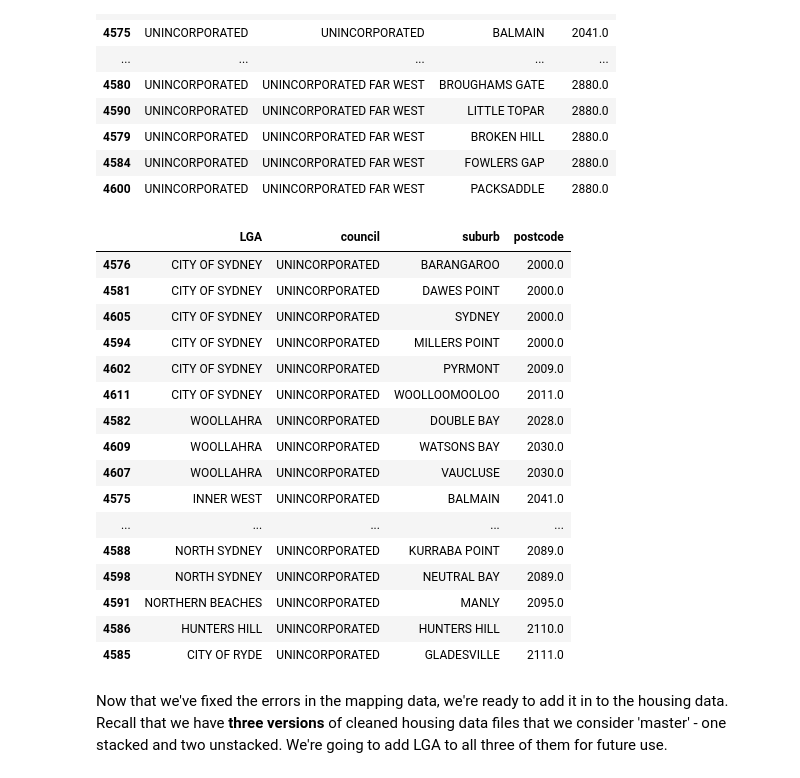
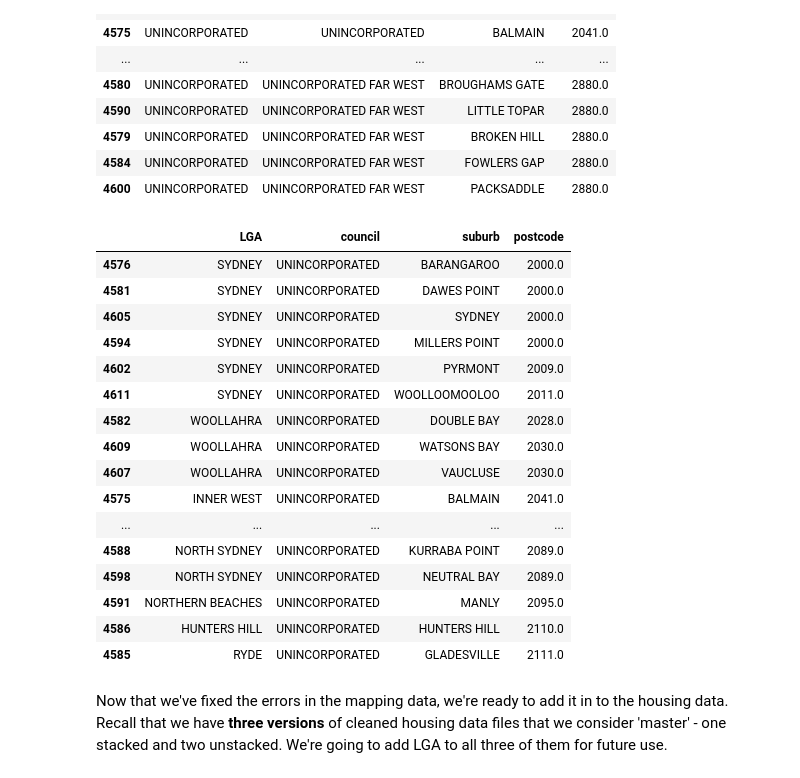
Before and after one commit to walthersy/NSW-house-price, a Jupyter notebook: Chris - Data Cleaning Pt2 (LGA mapping & features data).ipynb, the cells around one changed output. Drawn from its saved outputs; the diff is of its cells as text; code cells hidden in the pictures.

```diff
--- a/Chris - Data Cleaning Pt2 (LGA mapping & features data).ipynb
+++ b/Chris - Data Cleaning Pt2 (LGA mapping & features data).ipynb
@@ -639,12 +639,12 @@ number of unicorporated postcodes: 20
 # %%
 # Import manully looked-up LGAs for unicorporated ones
 
-patch = ["CITY OF SYDNEY",
-"CITY OF SYDNEY",
-"CITY OF SYDNEY",
-"CITY OF SYDNEY",
-"CITY OF SYDNEY",
-"CITY OF SYDNEY",
+patch = ["SYDNEY",
+"SYDNEY",
+"SYDNEY",
+"SYDNEY",
+"SYDNEY",
+"SYDNEY",
 "WOOLLAHRA",
 "WOOLLAHRA",
 "WOOLLAHRA",
@@ -658,45 +658,45 @@ patch = ["CITY OF SYDNEY",
 "NORTH SYDNEY",
 "NORTH SYDNEY",
 "NORTHERN BEACHES",
 "HUNTERS HILL",
-"CITY OF RYDE",
-"WENTWORTH SHIRE",
-"WENTWORTH SHIRE",
-"CENTRAL DARLING SHIRE",
-"BOURKE SHIRE",
-"CENTRAL DARLING SHIRE",
+"RYDE",
+"WENTWORTH",
+"WENTWORTH",
+"CENTRAL DARLING",
+"BOURKE",
+"CENTRAL DARLING",
 "UNICORPORATED FAR WEST",
 "UNICORPORATED FAR WEST",
 "UNICORPORATED FAR WEST",
 "UNICORPORATED FAR WEST",
 "UNICORPORATED FAR WEST",
 "UNICORPORATED FAR WEST",
 "UNICORPORATED FAR WEST",
 "UNICORPORATED FAR WEST",
 "UNICORPORATED FAR WEST"]
 
 # Add patch
 unico['LGA patch'] = patch
 
 # Drop LGA
 unico = unico.drop(columns=['LGA'],axis=1)
 
 # Remane patch as the new LGA
 unico = unico.rename(columns={"LGA patch":"LGA"})
 
 # Reorder columns
 cols = ['LGA', 'council', 'suburb', 'postcode']
 unico = unico[cols]
 
 unico.loc[unico['council']=='UNINCORPORATED']
 # %% [output]
 |  | LGA | council | suburb | postcode |
-| 4576 | CITY OF SYDNEY | UNINCORPORATED | BARANGAROO | 2000.0 |
-| 4581 | CITY OF SYDNEY | UNINCORPORATED | DAWES POINT | 2000.0 |
-| 4605 | CITY OF SYDNEY | UNINCORPORATED | SYDNEY | 2000.0 |
-| 4594 | CITY OF SYDNEY | UNINCORPORATED | MILLERS POINT | 2000.0 |
-| 4602 | CITY OF SYDNEY | UNINCORPORATED | PYRMONT | 2009.0 |
-| 4611 | CITY OF SYDNEY | UNINCORPORATED | WOOLLOOMOOLOO | 2011.0 |
+| 4576 | SYDNEY | UNINCORPORATED | BARANGAROO | 2000.0 |
+| 4581 | SYDNEY | UNINCORPORATED | DAWES POINT | 2000.0 |
+| 4605 | SYDNEY | UNINCORPORATED | SYDNEY | 2000.0 |
+| 4594 | SYDNEY | UNINCORPORATED | MILLERS POINT | 2000.0 |
+| 4602 | SYDNEY | UNINCORPORATED | PYRMONT | 2009.0 |
+| 4611 | SYDNEY | UNINCORPORATED | WOOLLOOMOOLOO | 2011.0 |
 | 4582 | WOOLLAHRA | UNINCORPORATED | DOUBLE BAY | 2028.0 |
 | 4609 | WOOLLAHRA | UNINCORPORATED | WATSONS BAY | 2030.0 |
 | 4607 | WOOLLAHRA | UNINCORPORATED | VAUCLUSE | 2030.0 |
@@ -706,7 +706,7 @@ unico.loc[unico['council']=='UNINCORPORATED']
 | 4598 | NORTH SYDNEY | UNINCORPORATED | NEUTRAL BAY | 2089.0 |
 | 4591 | NORTHERN BEACHES | UNINCORPORATED | MANLY | 2095.0 |
 | 4586 | HUNTERS HILL | UNINCORPORATED | HUNTERS HILL | 2110.0 |
-| 4585 | CITY OF RYDE | UNINCORPORATED | GLADESVILLE | 2111.0 |
+| 4585 | RYDE | UNINCORPORATED | GLADESVILLE | 2111.0 |
 # %%
 # Append fixed rows back to the mapping file
 
```
Also changed, not shown: parts of 45 cells of this notebook, 5 other files.
